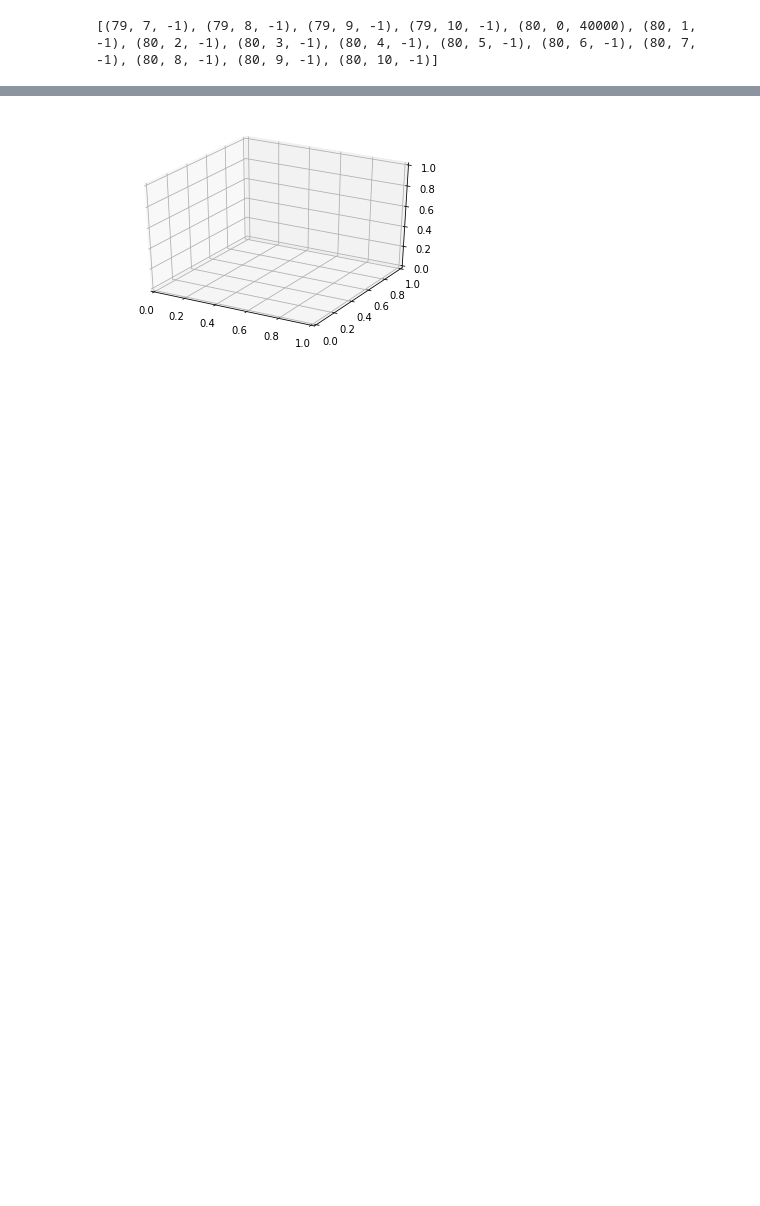
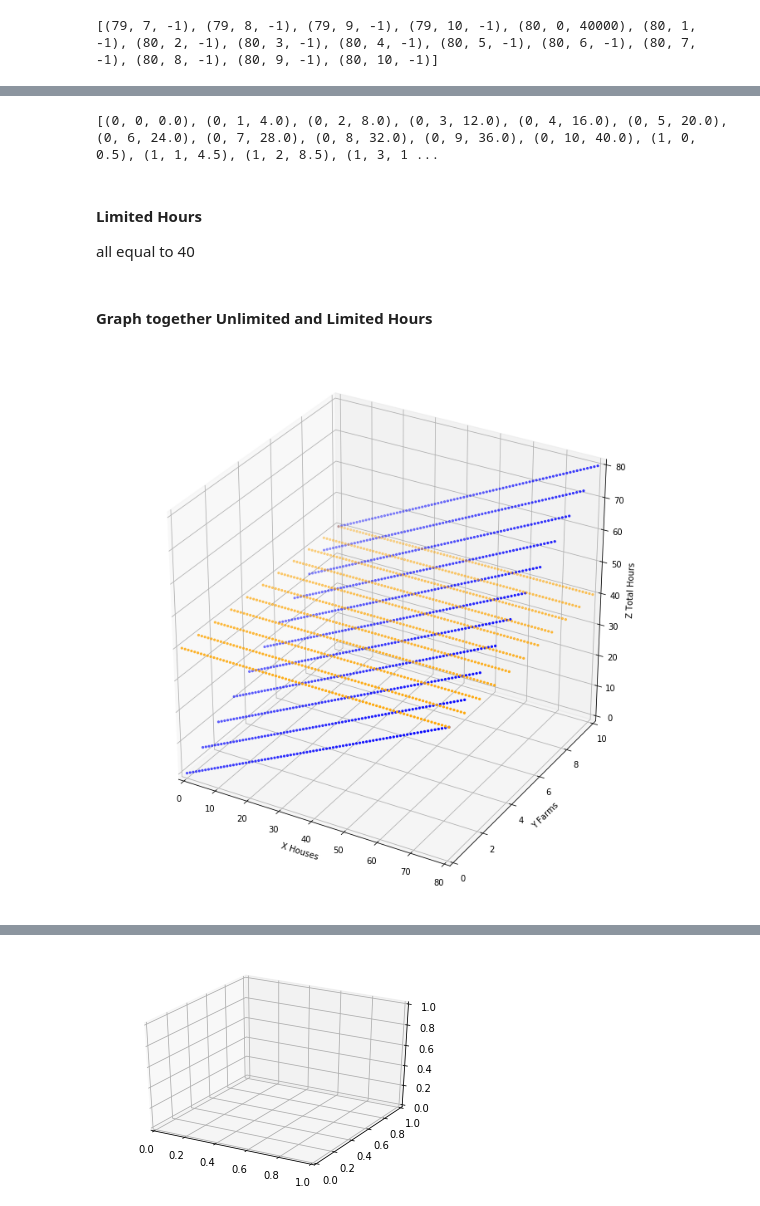
Before and after one commit to anyaconda/myMath, a Jupyter notebook: L8_LinearProgramming.ipynb, the cells around one changed output, grey strips where cells are left out. Drawn from its saved outputs; the diff is of its cells as text; code cells hidden in the pictures; blank space fills up the shorter version.

```diff
--- a/L8_LinearProgramming.ipynb
+++ b/L8_LinearProgramming.ipynb
@@ -315,0 +338,14 @@ The plot shows the best x + y combination that produce optimal 40,000 dolars rev
+# %%
+#initialize matrix to store total hours for all possible H & F combinations, without limitations
+mx_rows = len(h)
+mx_cols = len(f)
+mx_hours_all = np.zeros((mx_rows, mx_cols), dtype=float)
+
+for i in h:
+    for j in f:
+        total_hrs = h_hrs[i] + f_hrs[j]
+        mx_hours_all[i,j] =  total_hrs
+
+#view matrix of total hours
+print ('Unlimited total hours combinations - including impossible more than 40 hours')
+mx_hours_all
@@ -315,0 +371,17 @@ The plot shows the best x + y combination that produce optimal 40,000 dolars rev
+# %%
+# Prep data for 3D scattered points
+
+#unlimited total hours (same x&y)
+#x = np.repeat(h, mx_cols)
+#y = np.tile(f, mx_rows)
+#define z - hours unlimited
+z_hours_all = mx_hours_all.flatten()
+
+#preview result sets
+xyz_hours_all = zip(x,y,z_hours_all)
+print(list(xyz_hours_all)[:15])
+# %% [output]
+[(0, 0, 0.0), (0, 1, 4.0), (0, 2, 8.0), (0, 3, 12.0), (0, 4, 16.0), (0, 5, 20.0), (0, 6, 24.0), (0, 7, 28.0), (0, 8, 32.0), (0, 9, 36.0), (0, 10, 40.0), (1, 0, 0.5), (1, 1, 4.5), (1, 2, 8.5), (1, 3, 1 ...
+# %% [markdown]
+#### Limited Hours
+all equal to 40
@@ -315,0 +393,20 @@ The plot shows the best x + y combination that produce optimal 40,000 dolars rev
+# %% [markdown]
+#### Graph together Unlimited and Limited Hours
+# %%
+#refer https://jakevdp.github.io/PythonDataScienceHandbook/04.12-three-dimensional-plotting.html
+plt.figure(figsize=(12,12))
+
+ax = plt.axes(projection='3d')
+
+ax.set_xlabel('X Houses')
+ax.set_ylabel('Y Farms')
+ax.set_zlabel('Z Total Hours');
+
+ax.set_xlim(0, 80); ax.set_ylim(0, 10); ax.set_zlim(0, 80);
+
+# 3D hours unlimited
+ax.scatter3D(x, y, z_hours_all, c='b', marker = '.');
+# 3D limited hours
+ax.scatter3D(x, y, z_hours_limited, c='orange', marker = '.');
+# %% [output]
+[figure, added]
```
Also changed, not shown: parts of 36 cells of this notebook.
